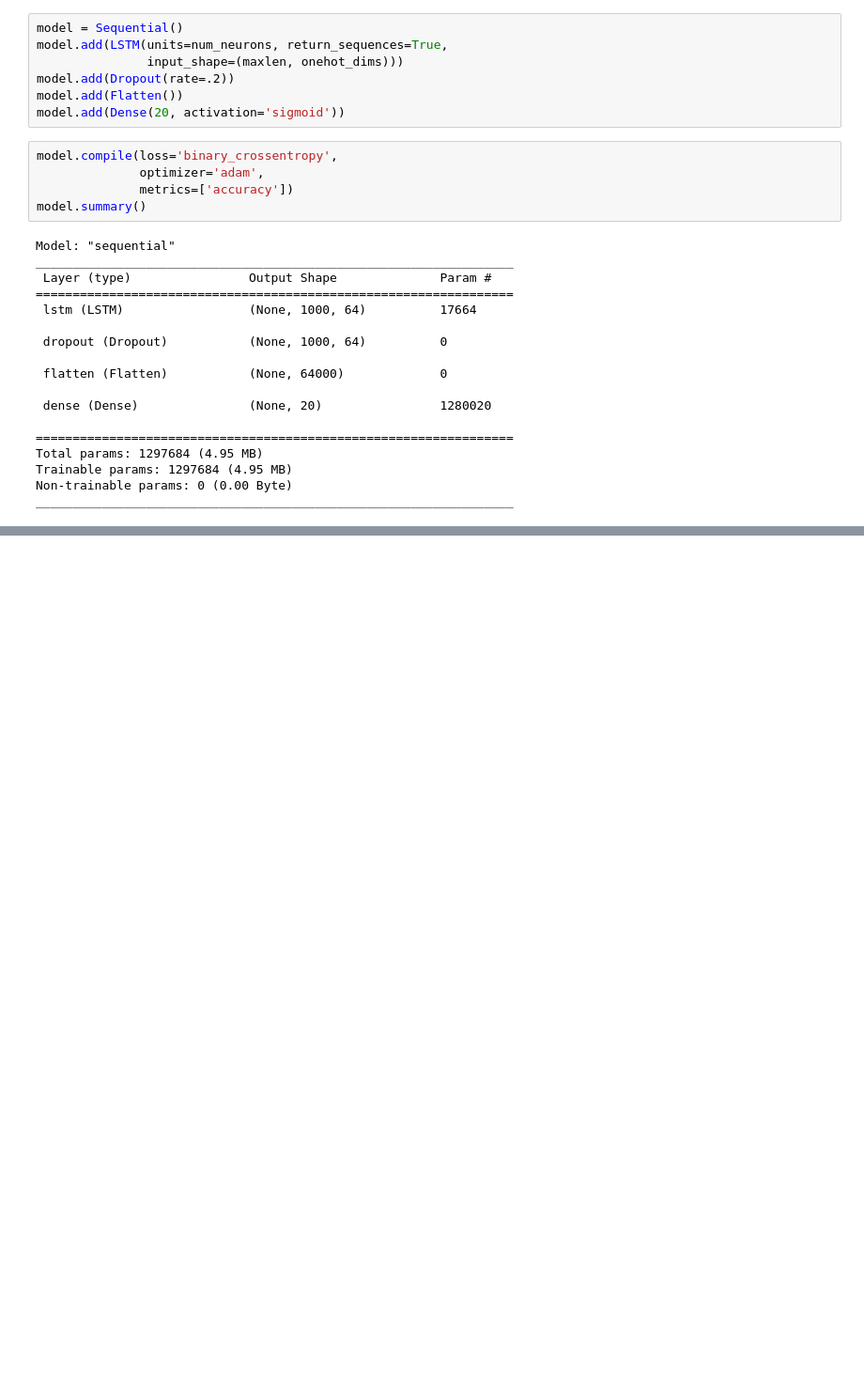
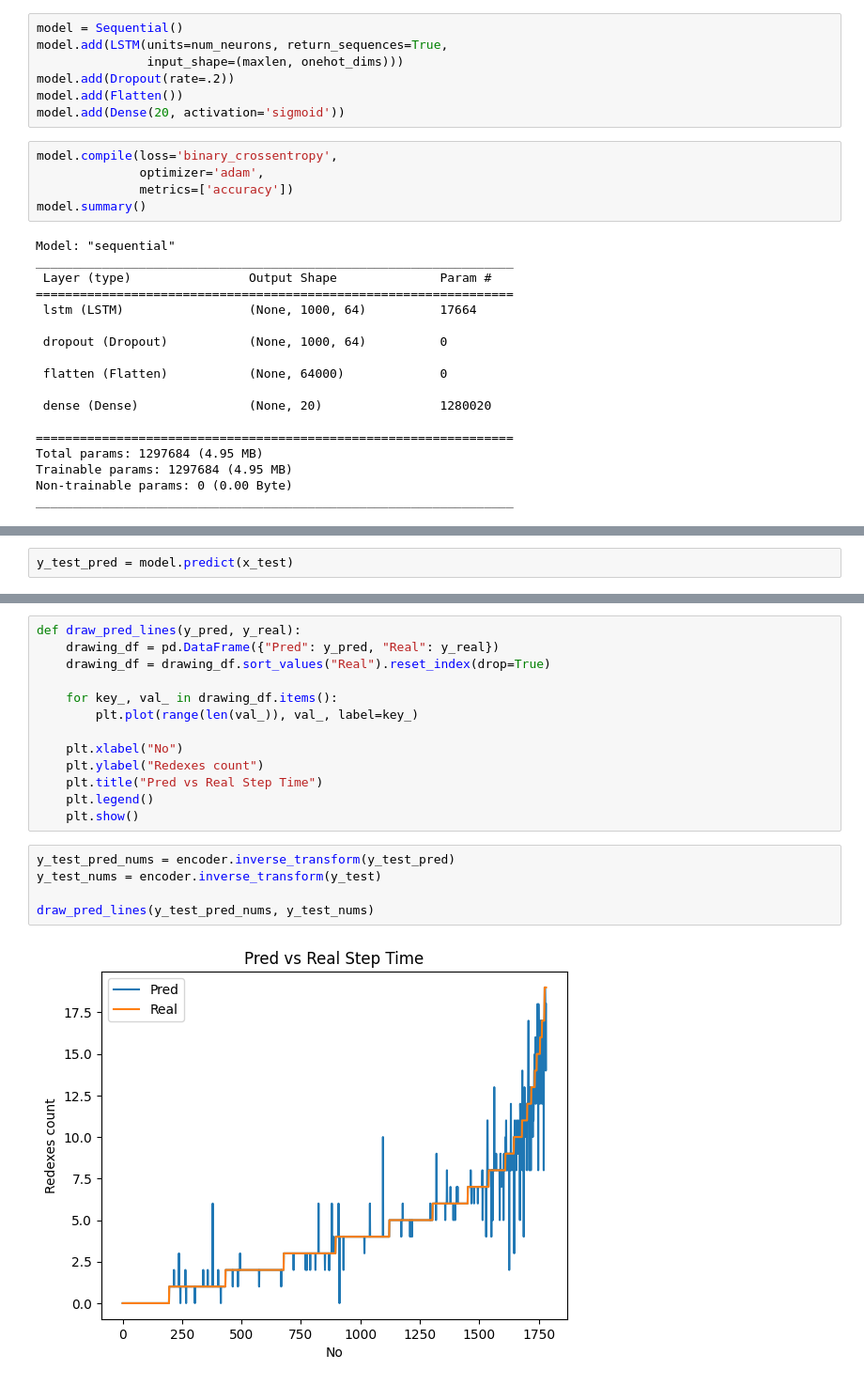
Before and after one commit to alex-deineha/pure-calculus, a Jupyter notebook: src/tests_17_ann_and_terms/lstm_by_simple_text_representation/lstm_class_to_redexes.ipynb, the cells around one changed output, grey strips where cells are left out. Shown at 94% size. Saved outputs shown, nothing was run; the diff lists cells and outputs as text; blank space fills up the shorter version.

```diff
--- a/src/tests_17_ann_and_terms/lstm_by_simple_text_representation/lstm_class_to_redexes.ipynb
+++ b/src/tests_17_ann_and_terms/lstm_by_simple_text_representation/lstm_class_to_redexes.ipynb
@@ -190,0 +188,2 @@ plt.show()
+# %%
+y_test_pred = model.predict(x_test)
@@ -190,0 +192,20 @@ plt.show()
+# %%
+def draw_pred_lines(y_pred, y_real):
+    drawing_df = pd.DataFrame({"Pred": y_pred, "Real": y_real})
+    drawing_df = drawing_df.sort_values("Real").reset_index(drop=True)
+
+    for key_, val_ in drawing_df.items():
+        plt.plot(range(len(val_)), val_, label=key_)
+
+    plt.xlabel("No")
+    plt.ylabel("Redexes count")
+    plt.title("Pred vs Real Step Time")
+    plt.legend()
+    plt.show()
+# %%
+y_test_pred_nums = encoder.inverse_transform(y_test_pred)
+y_test_nums = encoder.inverse_transform(y_test)
+
+draw_pred_lines(y_test_pred_nums, y_test_nums)
+# %% [output]
+[figure, added]
```
Also changed, not shown: parts of 5 cells of this notebook.
